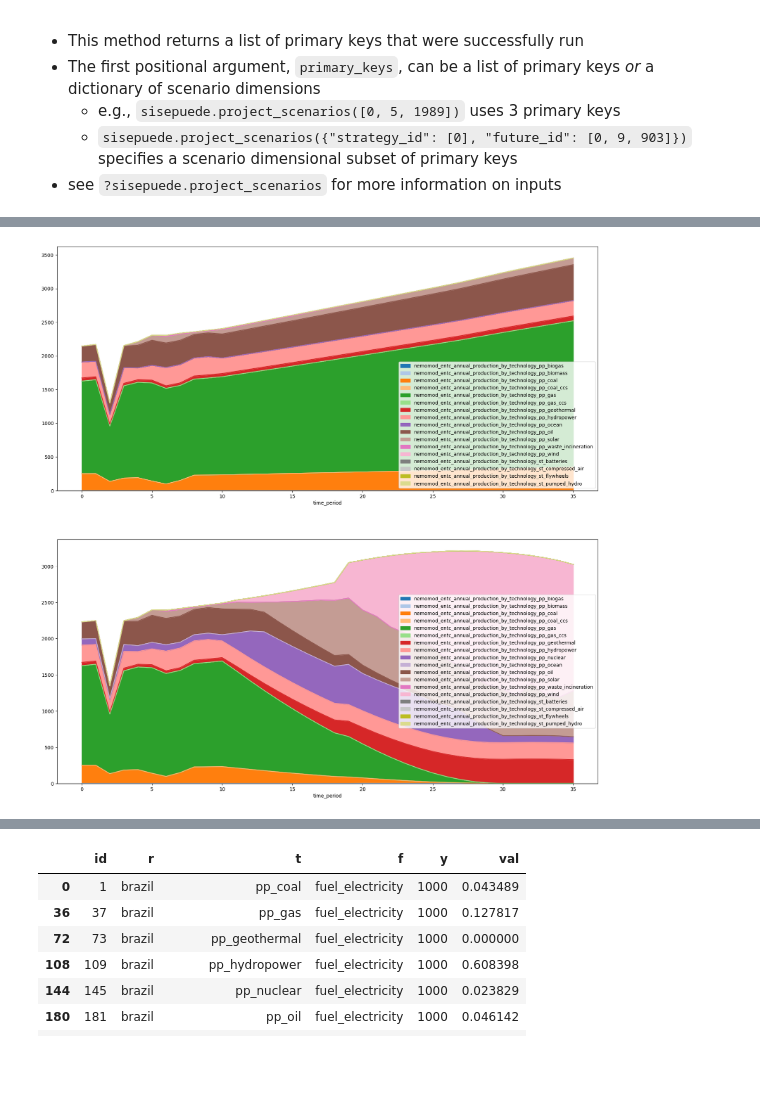
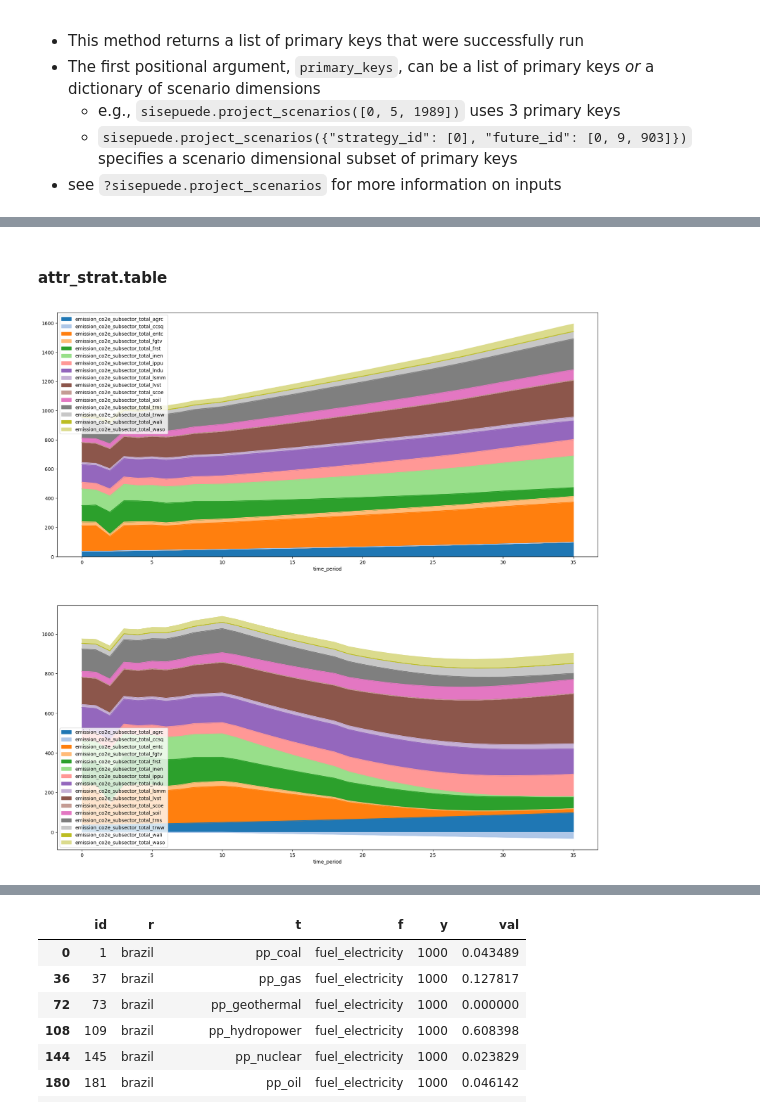
Before and after one commit to jarojasag/lac_decarbonization, a Jupyter notebook: python/sisepuede_run_testing.ipynb, the cells around one changed output, grey strips where cells are left out. Drawn from its saved outputs; the diff is of its cells as text; code cells hidden in the pictures; blank space fills up the shorter version.

```diff
--- a/python/sisepuede_run_testing.ipynb
+++ b/python/sisepuede_run_testing.ipynb
@@ -96,7 +96,7 @@ sisepuede = ssp.SISEPUEDE(
     "calibrated",
     #id_str = "sisepuede_run_2023-04-11T01:08:41.002227",
     logger = logger,
-    regions = ["brazil", "chile", "ecuador", "mexico"]
+    regions = ["brazil"]#, "chile", "ecuador", "mexico"]
 )
 
 #id_str = "sisepuede_run_2023-02-28T20:47:55.917752",
@@ -141,7 +141,7 @@ dict_filt = {
 dict_filt = {
     "future_id": [0],
     "design_id": [0],
-    "strategy_id": strats_run# [0]#, 3067]#strats_run#, 3009]
+    "strategy_id": [0]# [0]#, 3067]#strats_run#, 3009]
 }
 
 if True:
@@ -257,6 +188,6 @@ Set parameter TimeLimit to value 900
 # %%
 df_out_all = sisepuede.read_output(None)
-region = "mexico"
+region = "brazil"
 df_out = df_out_all[df_out_all["region"] == region]
 df_primary = sisepuede.odpt_primary.get_indexing_dataframe(dict_filt)
 df_in = sisepuede.experimental_manager.dict_future_trajectories.get(region).generate_future_from_lhs_vector(None, None, 0, True)
@@ -276,3 +205,5 @@ attr_strat = sisepuede.model_attributes.dict_attributes.get("dim_strategy_id")
+# %% [markdown]
+#### attr_strat.table
 # %%
 #sisepuede.models.model_electricity.format_nemomod_table_min_share_production(df_cs_integrated).get("MinShareProduction")
 # %%
@@ -398,7 +329,7 @@ if True:
     )
     df = pd.concat([df_filt[[sisepuede.key_time_period]].reset_index(drop = True), df], axis = 1)
     df = df[[x for x in df.columns if ("nuclear" not in x) and ("crude" not in x)]]
-    #df = df_filt[flds]
+    df = df_filt[flds]
     if len(df) > 0:
         for k in df.columns:
             df[k] = sf.vec_bounds(np.array(df[k]), (0, np.inf))
@@ -406,32 +337,32 @@ if True:
     m, n = df.shape
     colors = [palette_func(x/n) for x in range(n)]
 
     df.plot.area(x = sisepuede.key_time_period, ax = ax[0], color = colors)
 
 
     df = sisepuede.model_attributes.get_standard_variables(
         df_filt_intervention,
         modvar_plot
     )
     df = pd.concat([df_filt_intervention[[sisepuede.key_time_period]].reset_index(drop = True), df], axis = 1)
 
     if False:
         # UNCOMMENT TO USE DIFF
         vec = np.array(df[sisepuede.key_time_period])
         flds = [x for x in df.columns if (x != sisepuede.key_time_period)]
         df = pd.DataFrame(np.array(df_filt_intervention[flds]) - np.array(df_filt[flds]), columns = flds)
         df[sisepuede.key_time_period] = vec
 
-    #df = df_filt_intervention[flds]
+    df = df_filt_intervention[flds]
     for k in df.columns:
         vec = np.array(df[k])
         bnds = (0, np.inf) if (vec[-1] >= 0) else (-np.inf, 0)
         df[k] = sf.vec_bounds(vec, bnds)
 
     m, n = df.shape
     colors = [palette_func(x/n) for x in range(n)]
 
     df.plot.area(x = sisepuede.key_time_period, ax = ax[1], color = colors)
     #df.plot(ax = ax[1], color = colors)
 # %% [output]
-[figure, old version]
+[figure, new version]
```
Also changed, not shown: parts of 4 cells of this notebook, 26 other files.
